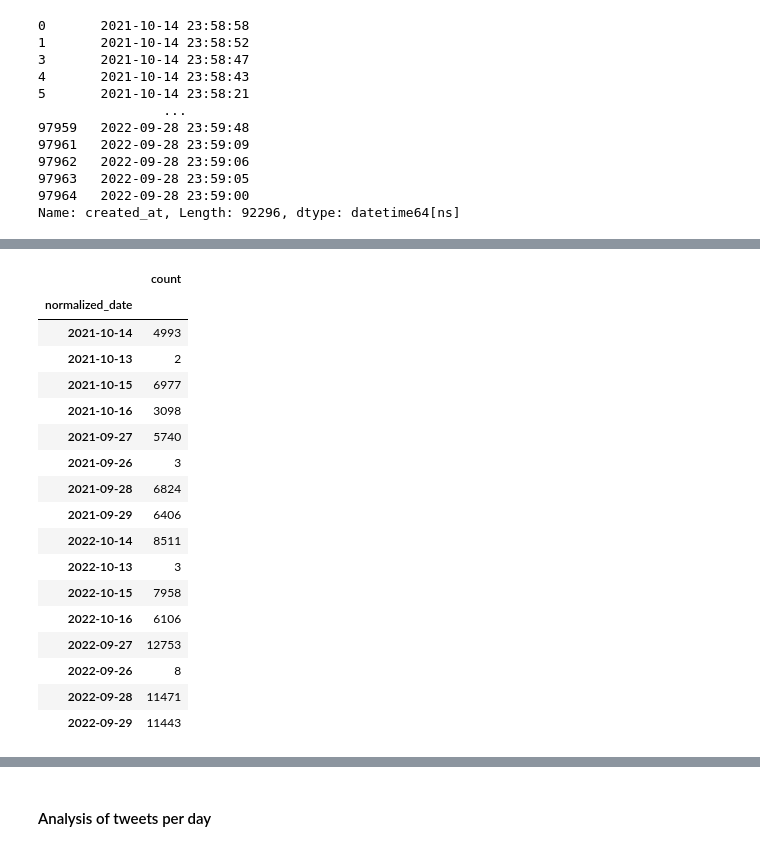
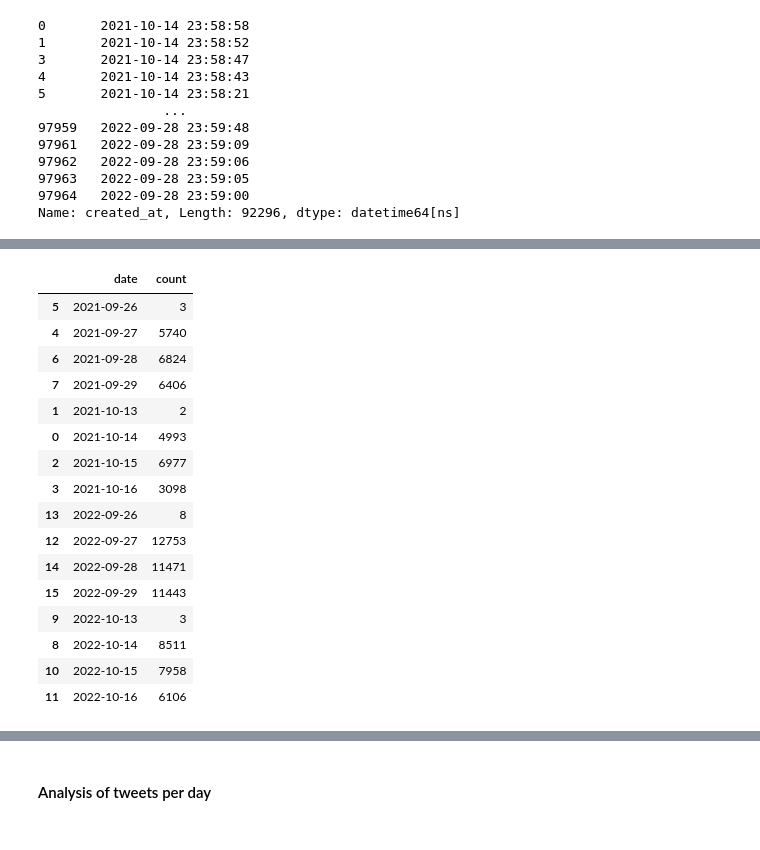
Before and after one commit to Oliph/MiscarriageTwitterAnalysis, a Jupyter notebook: Clean_miscarriage.ipynb, the cells around one changed output, grey strips where cells are left out. Cells and saved outputs as stored; diff of their text form; code cells hidden in the pictures.

```diff
--- a/Clean_miscarriage.ipynb
+++ b/Clean_miscarriage.ipynb
@@ -69,9 +69,6 @@ max_row = 10000000
 with open(path_tweets, 'r') as t:
     for l in t:
         tweets.append(json.loads(l))    #Creates a diccionary
-        n+=1 #To go line by line
-        if n == max_row:
-            break  #So the loop will end
 
 #Creation of a dataframe with all the compiled information
 df = pd.DataFrame(tweets)
@@ -365,8 +355,9 @@ df.loc[:,"created_at"]
 Name: created_at, Length: 92296, dtype: datetime64[ns]
 # %%
 #df['created_at'] = pd.to_datetime(df['created_at']).dt.normalize()
-df['Time'] = pd.to_datetime(df['created_at']).dt.time
+df['time'] = pd.to_datetime(df['created_at']).dt.time
 
-df['Day'] = df[np.where(df['created_at'].dt.date)]
-#where multiple conditions
+df['date'] = df['created_at'].dt.date
+
+df['date']
 # %% [output]
@@ -374,38 +376,38 @@ TypeError: 'DataFrame' object is not callable
 # %%
-#Normalization here of the data to group by date and get the sum() of tweets per day
-df['normalized_date'] = pd.to_datetime(df['created_at']).dt.normalize()
-
-#we group by the normalized data
-norm_dates = df.groupby(pd.Grouper(key='normalized_date'))['normalized_date'].count()
+#we group by date and create a new dataframe for data manipulation
+df_dates = df.groupby(pd.Grouper(key='date'))['date'].count()
 
 #Transform the dataset into a dataframe for manipulation
-norm_dates = pd.DataFrame(norm_dates)
+df_dates = pd.DataFrame(df_dates)
 
-#Reset the index to rename the columns and plot the results but we need two steps because of the normaliz
-norm_dates.columns = ['count']
-norm_dates.reset_index()
-#norm_dates.columns = ['date', 'count']
+#Reset the index to rename the columns and plot the results
+df_dates.columns = ['count']
+df_dates = df_dates.reset_index()
+df_dates.columns = ['date', 'count']
+
+#Retransform into time object
+df_dates['date'] = df_dates['date'].astype('datetime64[ns]')
+df_dates = df_dates.sort_values(by = 'date')
 
 #Visualize
-norm_dates
+df_dates
 # %% [output]
-|  | count |
-| normalized_date |  |
-| 2021-10-14 | 4993 |
-| 2021-10-13 | 2 |
-| 2021-10-15 | 6977 |
-| 2021-10-16 | 3098 |
-| 2021-09-27 | 5740 |
-| 2021-09-26 | 3 |
-| 2021-09-28 | 6824 |
-| 2021-09-29 | 6406 |
-| 2022-10-14 | 8511 |
-| 2022-10-13 | 3 |
-| 2022-10-15 | 7958 |
-| 2022-10-16 | 6106 |
-| 2022-09-27 | 12753 |
-| 2022-09-26 | 8 |
-| 2022-09-28 | 11471 |
-| 2022-09-29 | 11443 |
+|  | date | count |
+| 5 | 2021-09-26 | 3 |
+| 4 | 2021-09-27 | 5740 |
+| 6 | 2021-09-28 | 6824 |
+| 7 | 2021-09-29 | 6406 |
+| 1 | 2021-10-13 | 2 |
+| 0 | 2021-10-14 | 4993 |
+| 2 | 2021-10-15 | 6977 |
+| 3 | 2021-10-16 | 3098 |
+| 13 | 2022-09-26 | 8 |
+| 12 | 2022-09-27 | 12753 |
+| 14 | 2022-09-28 | 11471 |
+| 15 | 2022-09-29 | 11443 |
+| 9 | 2022-10-13 | 3 |
+| 8 | 2022-10-14 | 8511 |
+| 10 | 2022-10-15 | 7958 |
+| 11 | 2022-10-16 | 6106 |
 # %%
 #Filter out the tweets made at midnight of the desired days
```
Also changed, not shown: parts of 32 cells of this notebook.
